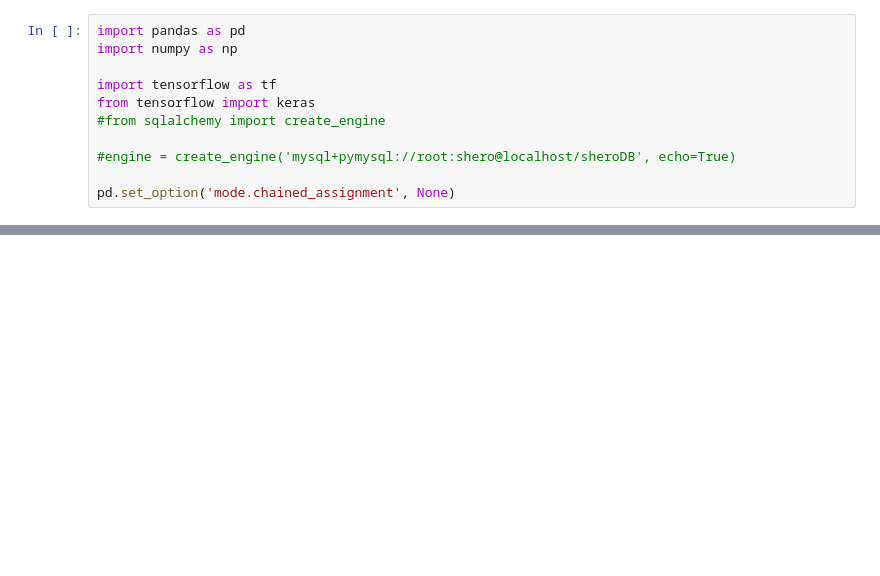
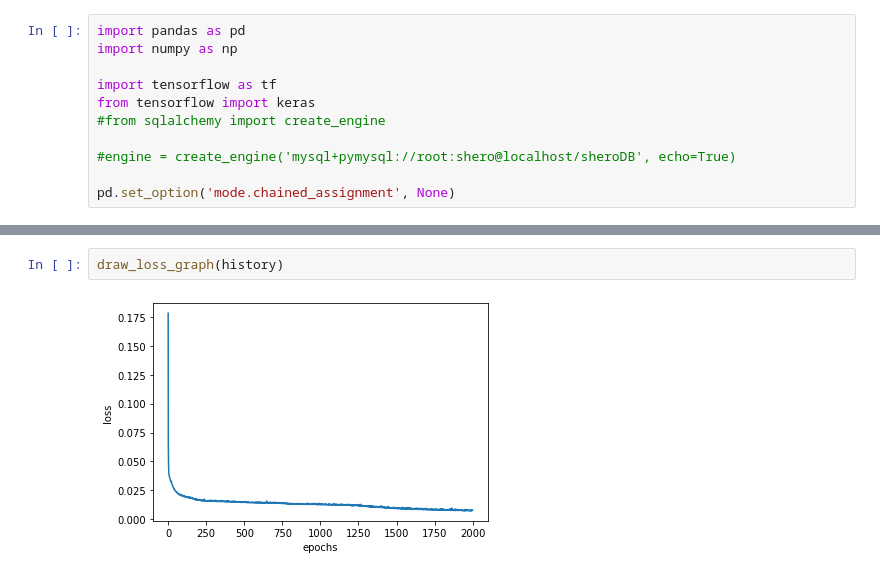
Before and after one commit to 2020-SKKU-S-HERO/mobius_adaptation, a Jupyter notebook: database/price_pred_model.ipynb, the cells around one changed output, grey strips where cells are left out. Saved outputs shown, nothing was run; the diff lists cells and outputs as text; blank space fills up the shorter version.

```diff
--- a/database/price_pred_model.ipynb
+++ b/database/price_pred_model.ipynb
@@ -221,0 +247,4 @@ def draw_loss_graph(history):
+# %%
+draw_loss_graph(history)
+# %% [output]
+[figure, added]
```
Also changed, not shown: parts of 10 cells of this notebook, 1 other file.
